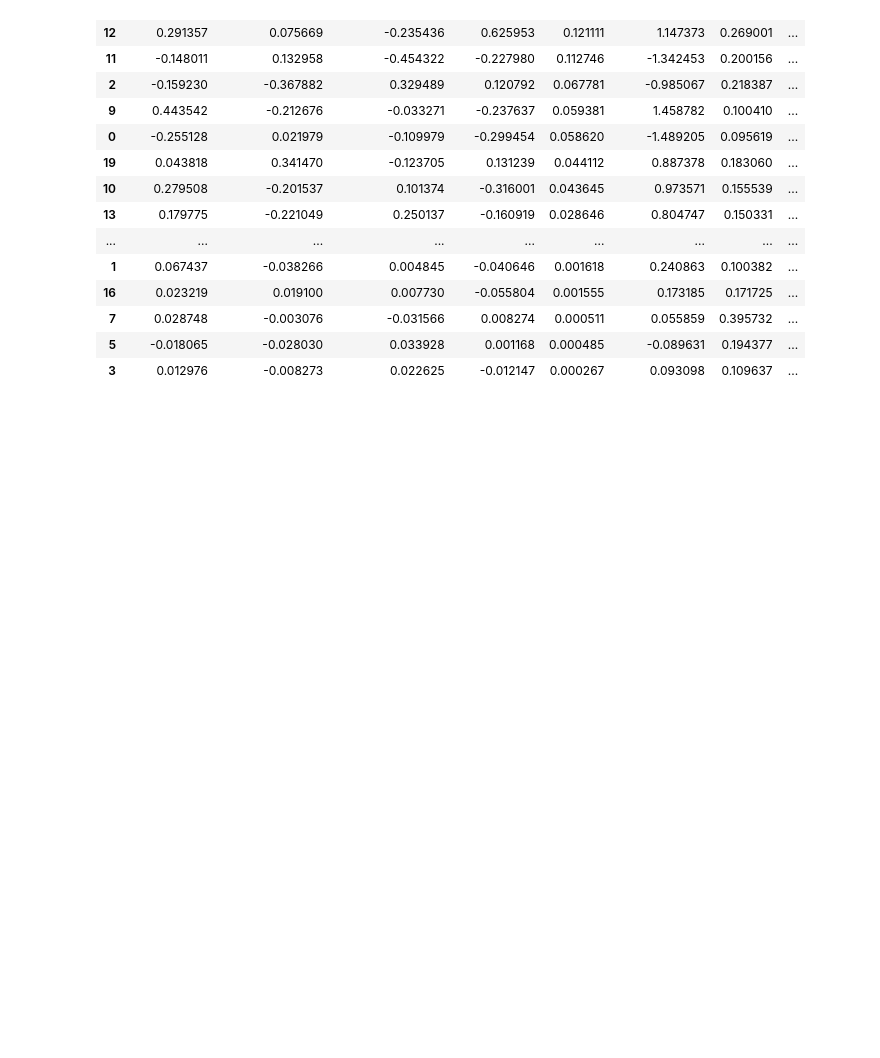
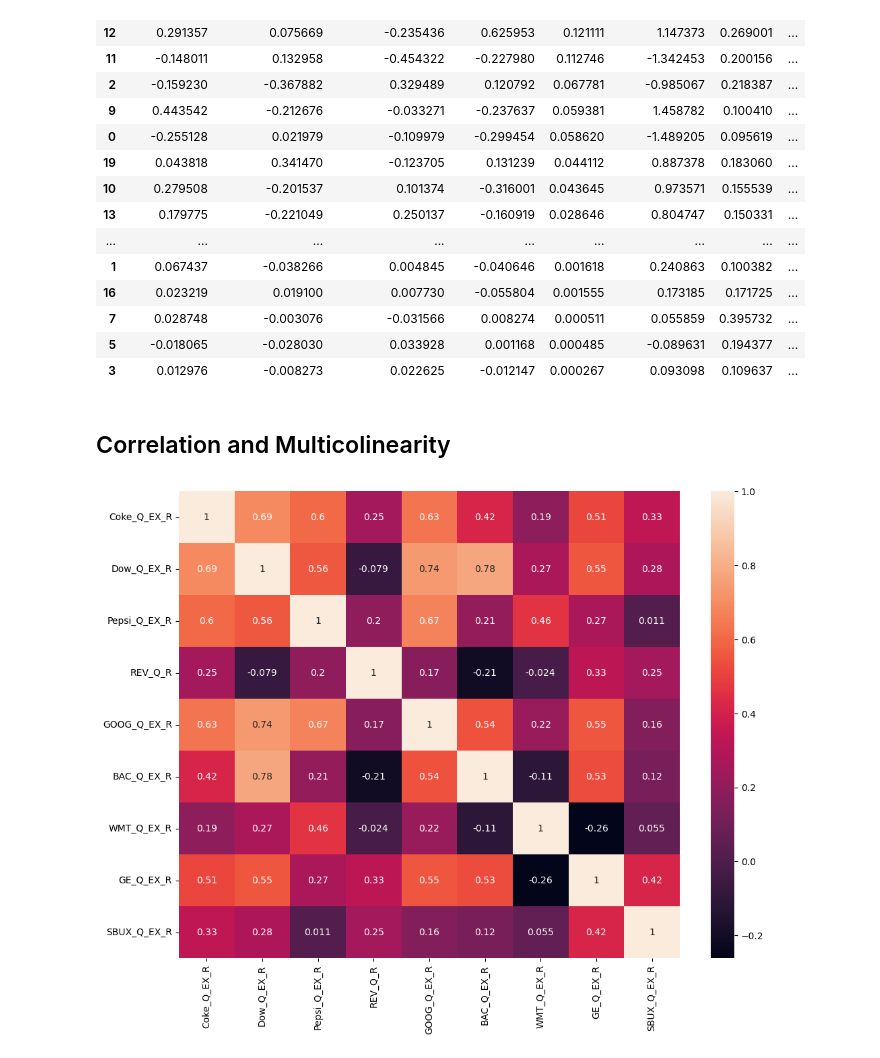
Before and after one commit to PoshanAgrawal/Finance, a Jupyter notebook: Econometrics/Linear Regression Analysis.ipynb, the cells around one changed output. Cells and saved outputs as stored; diff of their text form; code cells hidden in the pictures; blank space fills up the shorter version.

```diff
--- a/Econometrics/Linear Regression Analysis.ipynb
+++ b/Econometrics/Linear Regression Analysis.ipynb
@@ -277,3 +293,20 @@ inf_sum.head(30)
 | 7 | 0.028748 | -0.003076 | -0.031566 | 0.008274 | 0.000511 | 0.055859 | 0.395732 | ... |
 | 5 | -0.018065 | -0.028030 | 0.033928 | 0.001168 | 0.000485 | -0.089631 | 0.194377 | ... |
 | 3 | 0.012976 | -0.008273 | 0.022625 | -0.012147 | 0.000267 | 0.093098 | 0.109637 | ... |
+# %% [markdown]
+## Correlation and Multicolinearity
+# %%
+c=df[["Coke_Q_EX_R",
+        "Dow_Q_EX_R",
+        "Pepsi_Q_EX_R",
+        "REV_Q_R",
+        "GOOG_Q_EX_R",
+        "BAC_Q_EX_R",
+        "WMT_Q_EX_R",
+        "GE_Q_EX_R",
+        "SBUX_Q_EX_R",
+    ]].corr()
+sns.heatmap(c,annot=True)
+plt.show()
+# %% [output]
+[figure, added]
```
Also changed, not shown: parts of 48 cells of this notebook.
